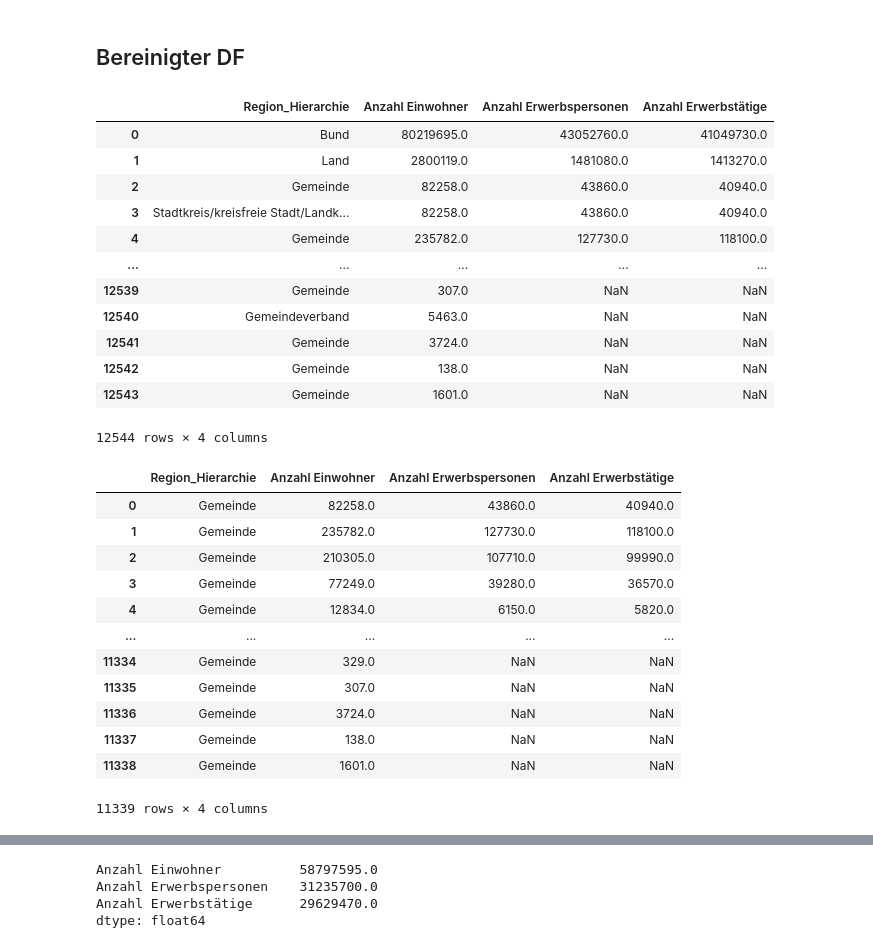
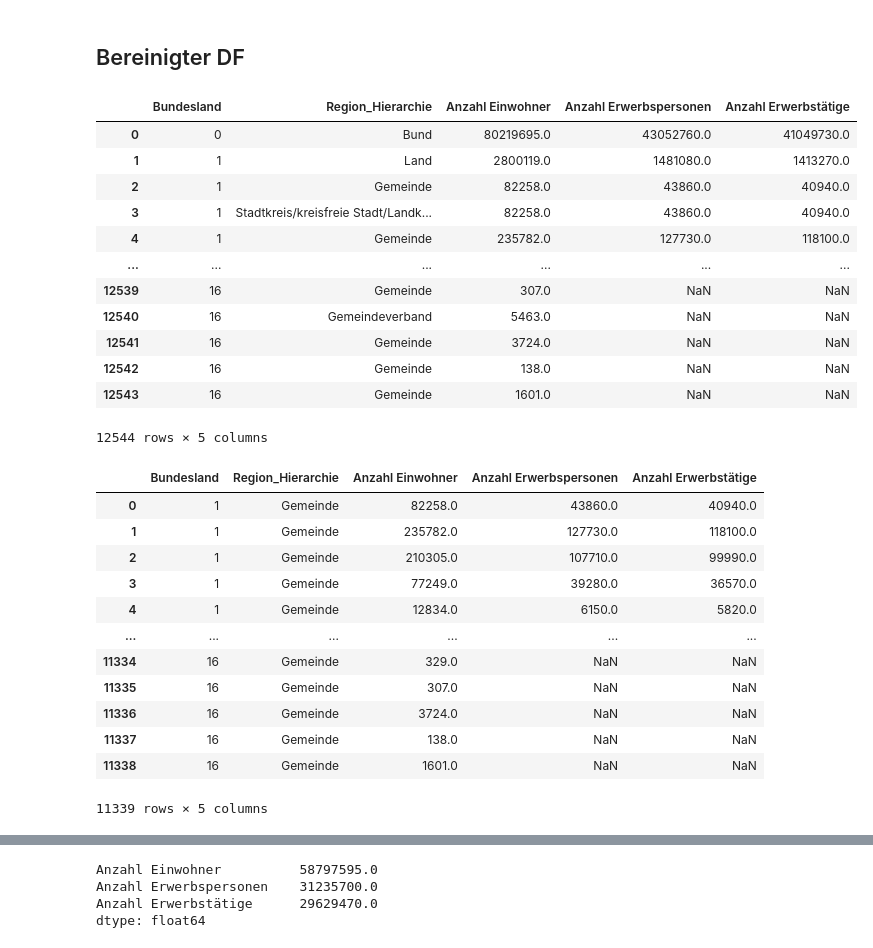
Before and after one commit to NicoHdM/ProjectHdM, a Jupyter notebook: reports/report.ipynb, the cells around one changed output, grey strips where cells are left out. Saved outputs shown, nothing was run; the diff lists cells and outputs as text; code cells hidden in the pictures.

Commit message:
Update Conclusion Vgl. Anzahl Gemeinden je Bundesland

```diff
--- a/reports/report.ipynb
+++ b/reports/report.ipynb
@@ -796,26 +796,26 @@ Aufgrund der durchgeführten Data Corrections wurden die tatsächlich genutzten
 # %%
 #Filter auf Anzahl Einwohner, Anzahl Erwerbspersonen und Anzahl Erwerbstätige pro Gemeinde
 
 #| echo: true
 #| code-fold: true
 #Summen für den bereingten DF
-df_analyse = df_bevoelkerung[['Reg_Hier','AEWZ','ERW_1.4','ERW_1.7']].copy()
-df_analyse.rename(columns = {'Reg_Hier' : 'Region_Hierarchie', 'AEWZ' : 'Anzahl Einwohner', 'ERW_1.4' : 'Anzahl Erwerbspersonen', 'ERW_1.7' : 'Anzahl Erwerbstätige'}, inplace = True)
+df_analyse = df_bevoelkerung[['RS_Land','Reg_Hier','AEWZ','ERW_1.4','ERW_1.7']].copy()
+df_analyse.rename(columns = {'RS_Land':'Bundesland','Reg_Hier' : 'Region_Hierarchie', 'AEWZ' : 'Anzahl Einwohner', 'ERW_1.4' : 'Anzahl Erwerbspersonen', 'ERW_1.7' : 'Anzahl Erwerbstätige'}, inplace = True)
 df_analyse
 # %% [output]
-|  | Region_Hierarchie | Anzahl Einwohner | Anzahl Erwerbspersonen | Anzahl Erwerbstätige |
-| 0 | Bund | 80219695.0 | 43052760.0 | 41049730.0 |
-| 1 | Land | 2800119.0 | 1481080.0 | 1413270.0 |
-| 2 | Gemeinde | 82258.0 | 43860.0 | 40940.0 |
-| 3 | Stadtkreis/kreisfreie Stadt/Landk... | 82258.0 | 43860.0 | 40940.0 |
-| 4 | Gemeinde | 235782.0 | 127730.0 | 118100.0 |
-| ... | ... | ... | ... | ... |
-| 12539 | Gemeinde | 307.0 | NaN | NaN |
-| 12540 | Gemeindeverband | 5463.0 | NaN | NaN |
-| 12541 | Gemeinde | 3724.0 | NaN | NaN |
-| 12542 | Gemeinde | 138.0 | NaN | NaN |
-| 12543 | Gemeinde | 1601.0 | NaN | NaN |
+|  | Bundesland | Region_Hierarchie | Anzahl Einwohner | Anzahl Erwerbspersonen | Anzahl Erwerbstätige |
+| 0 | 0 | Bund | 80219695.0 | 43052760.0 | 41049730.0 |
+| 1 | 1 | Land | 2800119.0 | 1481080.0 | 1413270.0 |
+| 2 | 1 | Gemeinde | 82258.0 | 43860.0 | 40940.0 |
+| 3 | 1 | Stadtkreis/kreisfreie Stadt/Landk... | 82258.0 | 43860.0 | 40940.0 |
+| 4 | 1 | Gemeinde | 235782.0 | 127730.0 | 118100.0 |
+| ... | ... | ... | ... | ... | ... |
+| 12539 | 16 | Gemeinde | 307.0 | NaN | NaN |
+| 12540 | 16 | Gemeindeverband | 5463.0 | NaN | NaN |
+| 12541 | 16 | Gemeinde | 3724.0 | NaN | NaN |
+| 12542 | 16 | Gemeinde | 138.0 | NaN | NaN |
+| 12543 | 16 | Gemeinde | 1601.0 | NaN | NaN |
-12544 rows × 4 columns
+12544 rows × 5 columns
 # %%
 #Filter auf Ebene Gemeinde
 #| echo: true
@@ -823,19 +823,19 @@ df_analyse
 df_analyse_gemeinde = df_analyse[df_analyse['Region_Hierarchie']=='Gemeinde'].reset_index(drop=True).copy()
 df_analyse_gemeinde
 # %% [output]
-|  | Region_Hierarchie | Anzahl Einwohner | Anzahl Erwerbspersonen | Anzahl Erwerbstätige |
-| 0 | Gemeinde | 82258.0 | 43860.0 | 40940.0 |
-| 1 | Gemeinde | 235782.0 | 127730.0 | 118100.0 |
-| 2 | Gemeinde | 210305.0 | 107710.0 | 99990.0 |
-| 3 | Gemeinde | 77249.0 | 39280.0 | 36570.0 |
-| 4 | Gemeinde | 12834.0 | 6150.0 | 5820.0 |
-| ... | ... | ... | ... | ... |
-| 11334 | Gemeinde | 329.0 | NaN | NaN |
-| 11335 | Gemeinde | 307.0 | NaN | NaN |
-| 11336 | Gemeinde | 3724.0 | NaN | NaN |
-| 11337 | Gemeinde | 138.0 | NaN | NaN |
-| 11338 | Gemeinde | 1601.0 | NaN | NaN |
+|  | Bundesland | Region_Hierarchie | Anzahl Einwohner | Anzahl Erwerbspersonen | Anzahl Erwerbstätige |
+| 0 | 1 | Gemeinde | 82258.0 | 43860.0 | 40940.0 |
+| 1 | 1 | Gemeinde | 235782.0 | 127730.0 | 118100.0 |
+| 2 | 1 | Gemeinde | 210305.0 | 107710.0 | 99990.0 |
+| 3 | 1 | Gemeinde | 77249.0 | 39280.0 | 36570.0 |
+| 4 | 1 | Gemeinde | 12834.0 | 6150.0 | 5820.0 |
+| ... | ... | ... | ... | ... | ... |
+| 11334 | 16 | Gemeinde | 329.0 | NaN | NaN |
+| 11335 | 16 | Gemeinde | 307.0 | NaN | NaN |
+| 11336 | 16 | Gemeinde | 3724.0 | NaN | NaN |
+| 11337 | 16 | Gemeinde | 138.0 | NaN | NaN |
+| 11338 | 16 | Gemeinde | 1601.0 | NaN | NaN |
-11339 rows × 4 columns
+11339 rows × 5 columns
 # %%
 #| echo: true
 #| code-fold: true
```
Also changed, not shown: parts of 5 cells of this notebook.
